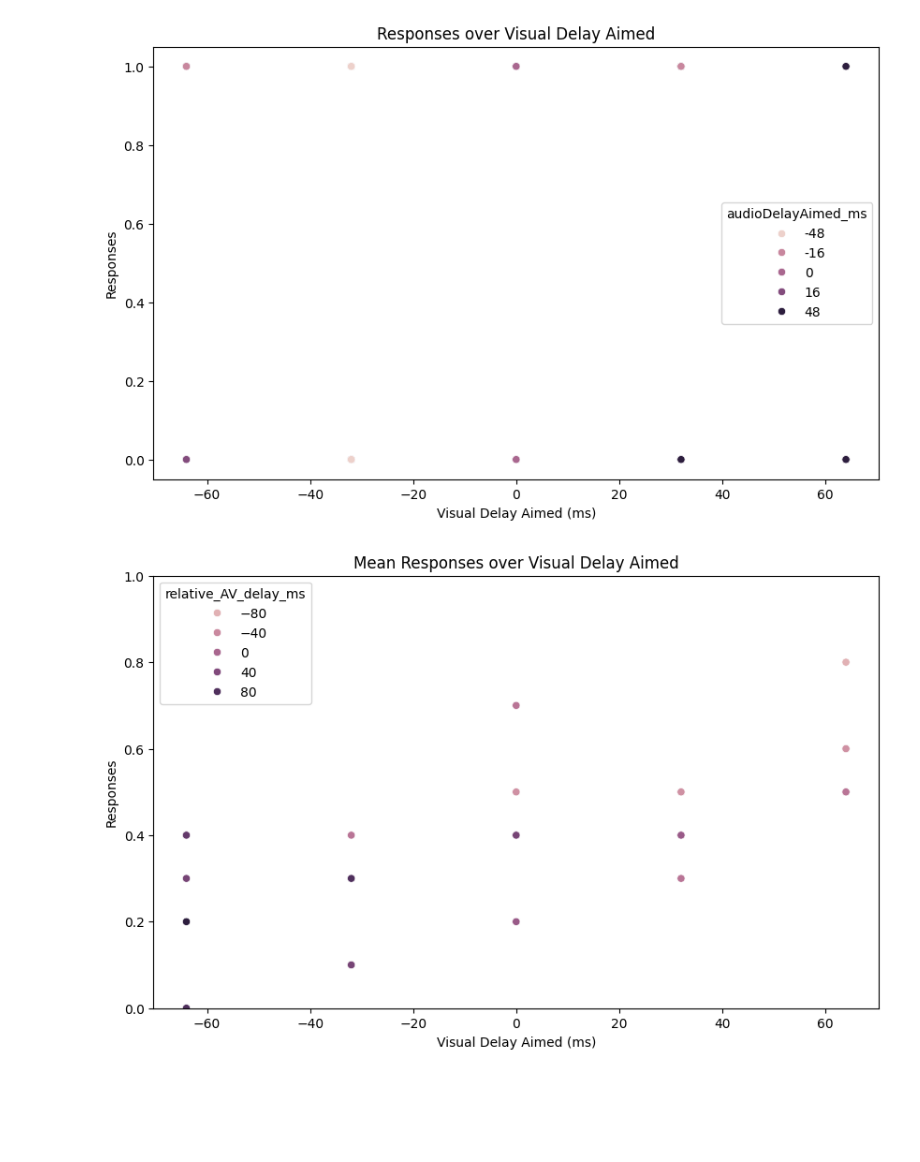
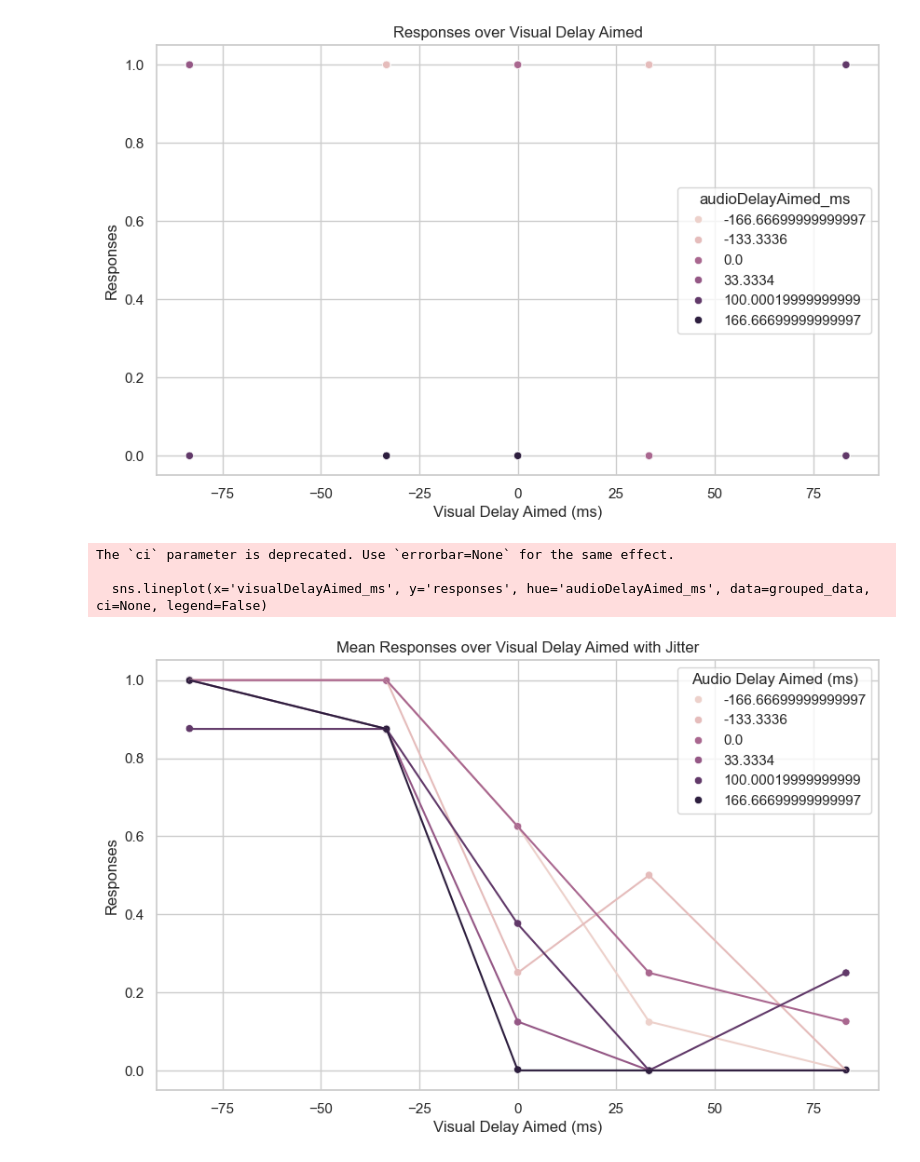
Before and after one commit to omeryildiran/av-v-fle, a Jupyter notebook: analysis.ipynb, the cells around one changed output. Saved outputs shown, nothing was run; the diff lists cells and outputs as text; code cells hidden in the pictures; blank space fills up the shorter version.

```diff
--- a/analysis.ipynb
+++ b/analysis.ipynb
@@ -16,6 +54,6 @@ def flatten_extend(matrix):
 # %%
 # Load data loadmat
-data = loadmat('data/684717_av_v_fle_2024-10-08_21h13.54.232.mat')
+data = loadmat('data/874707_av_v_fle_2024-10-09_12h54.02.373.mat')
 
 # Zip the arrays to the shortest length
 zipped_data = list(zip(data["responses"], data["responseTimes"], data["incidentTimesAimed"], data["audioDelaysAimed"], data["visualDelaysAimed"], data["trialDurations"], data["audioTime"], data["flashTime"], data["trialNum"]))
@@ -59,13 +97,10 @@ df
 import matplotlib.pyplot as plt
 import seaborn as sns
 
-# Create a new column that will represent the audioDelayAimed in terms of ms
-df['audioDelayAimed_ms'] = df['audioDelaysAimed']*16
-df['visualDelayAimed_ms'] = df['visualDelaysAimed']*16
 
 # compute audioDelay Relative to Visual timing
 
-df["relative_AV_delay_ms"]=df['audioDelayAimed_ms']-df['visualDelayAimed_ms']
+#df["relative_AV_delay_ms"]=df['audioDelayAimed_ms']-df['visualDelayAimed_ms']
 
 # Plot the data
 plt.figure(figsize=(10, 6))
@@ -75,27 +110,37 @@ plt.ylabel('Responses')
 plt.title('Responses over Visual Delay Aimed')
 plt.show()
 # %% [output]
-[figure, old version]
+[figure, new version]
 # %%
 
 # now plot the mean responses for each visual delay aimed and audio delay aimed
 # Group the data by visualDelayAimed and audioDelayAimed and calculate the mean of responses
-grouped_data = df.groupby(['visualDelayAimed_ms', 'relative_AV_delay_ms']).mean().reset_index()
+grouped_data = df.groupby(['visualDelayAimed_ms', 'audioDelayAimed_ms']).mean().reset_index()
 grouped_data
 
 
+# Assuming 'responses' is already in the grouped_data DataFrame
+# Create a jitter effect
+jitter_strength = .001 # Adjust as needed
+grouped_data['visualDelayAimed_ms_jittered'] = grouped_data['visualDelayAimed_ms'] + np.random.normal(0, jitter_strength, size=len(grouped_data))
+grouped_data['responses_jittered'] = grouped_data['responses'] + np.random.normal(0, jitter_strength, size=len(grouped_data))
 
-# Plot the data
+# Plot the data with jitter
 plt.figure(figsize=(10, 6))
-sns.scatterplot(x='visualDelayAimed_ms', y='responses', hue='relative_AV_delay_ms', data=grouped_data)
+sns.scatterplot(x='visualDelayAimed_ms_jittered', y='responses_jittered', hue='audioDelayAimed_ms', data=grouped_data)
+# connect the points with lines
+sns.lineplot(x='visualDelayAimed_ms', y='responses', hue='audioDelayAimed_ms', data=grouped_data, ci=None, legend=False)
 plt.xlabel('Visual Delay Aimed (ms)')
 plt.ylabel('Responses')
-plt.ylim(0, 1)
-plt.title('Mean Responses over Visual Delay Aimed')
+#plt.ylim(0, 1)
+plt.title('Mean Responses over Visual Delay Aimed with Jitter')
+plt.legend(title='Audio Delay Aimed (ms)')
 plt.show()
-# The plot s hows that the responses are higher when the visual delay aimed is around 0ms and the audio delay aimed is around 0ms as well.
 # %% [output]
+The `ci` parameter is deprecated. Use `errorbar=None` for the same effect.
+
+  sns.lineplot(x='visualDelayAimed_ms', y='responses', hue='audioDelayAimed_ms', data=grouped_data, ci=None, legend=False)
-[figure, old version]
+[figure, new version]
 # %%
 # Now plot only the mean responses for each visual delay aimed
 # Group the data by visualDelayAimed and calculate the mean of responses
```
Also changed, not shown: parts of 6 cells of this notebook, 1 other file.
